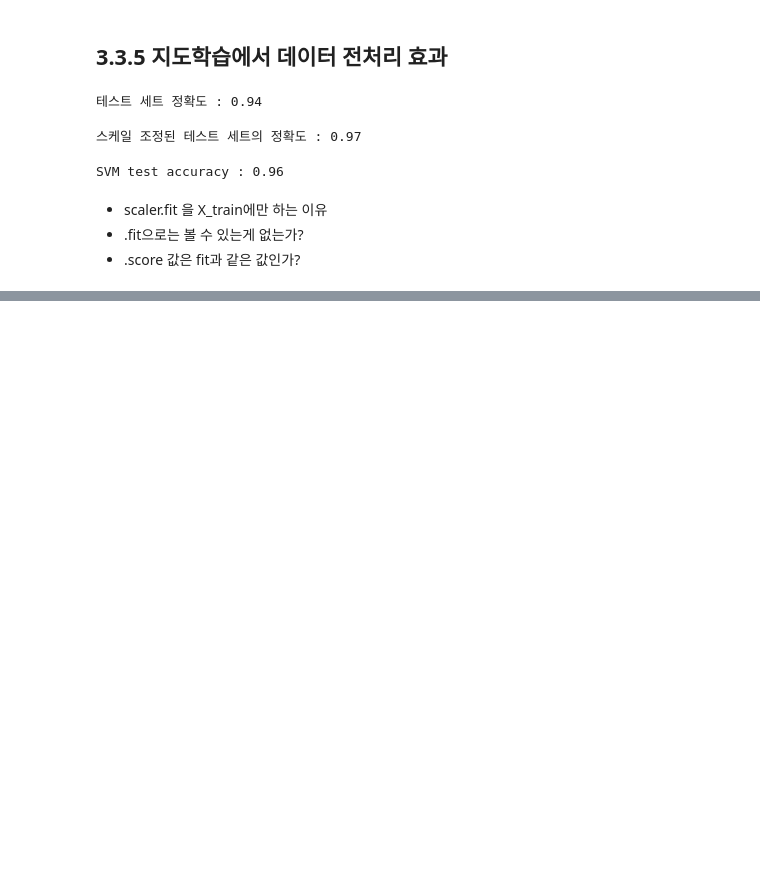
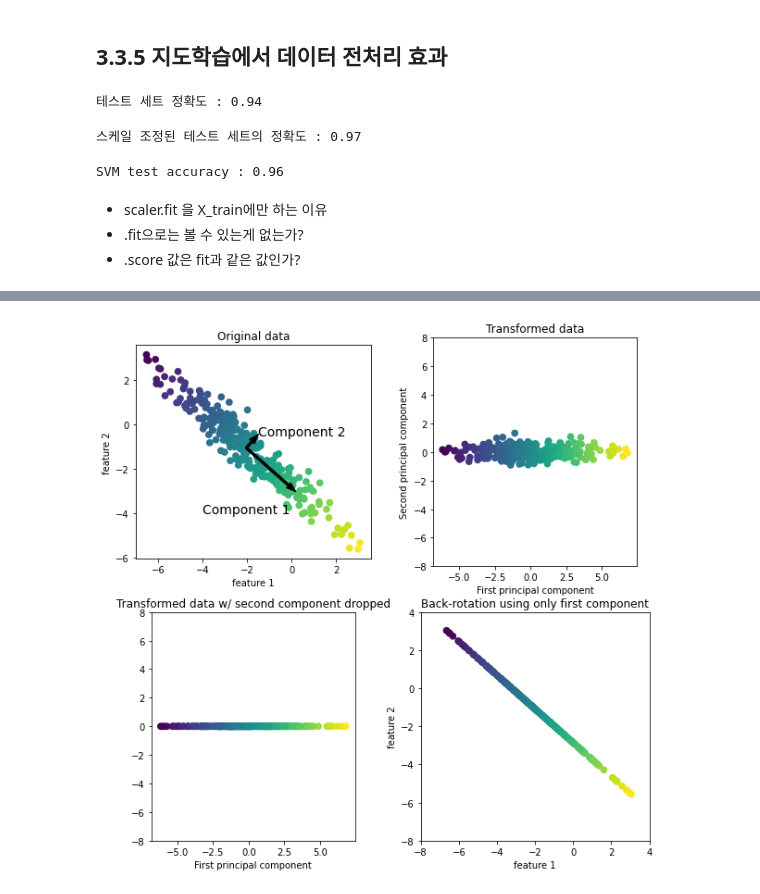
Before and after one commit to brandnewmin/brandnewm, a Jupyter notebook: 3장비지도학습과데이터전처리.ipynb, the cells around one changed output, grey strips where cells are left out. Cells and saved outputs as stored; diff of their text form; code cells hidden in the pictures; blank space fills up the shorter version.

```diff
--- a/3장비지도학습과데이터전처리.ipynb
+++ b/3장비지도학습과데이터전처리.ipynb
@@ -366,0 +379,11 @@ SVM test accuracy : 0.96
+# %%
+mglearn.plots.plot_pca_illustration()
+#component1  : 분산이 가장 큰 방향 = 데이터 정보를 가장 많이 담고 있는 방향 = 특성들의 상관관계가 가장 큰 방향
+#방향이라고 꼭 표현하는 이유, 방향이 물리적인 공간에서 방향(어느 쪽으로 가야하는지)와 같은 의미야?
+#방향이 feature는 아니지.
+#상관관계가 크지 않다면? 상관관계는 절댓값 1일 때 가장 크잖아. 그렇다면 0에 가까운 형태에면 상관성이 가장 적은 거겠지?
+#기울기 0 수평선 그래프?
+
+## 고차원에서는 무한히 많은 직각 방향이 있을 수 있다
+# %% [output]
+[figure, added]
```
Also changed, not shown: parts of 17 cells of this notebook.
